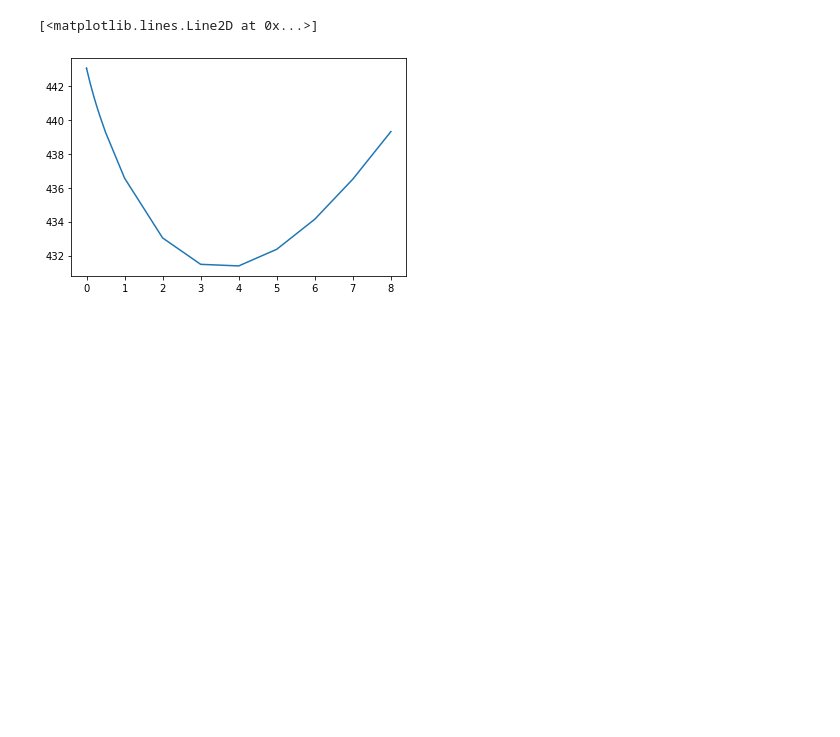
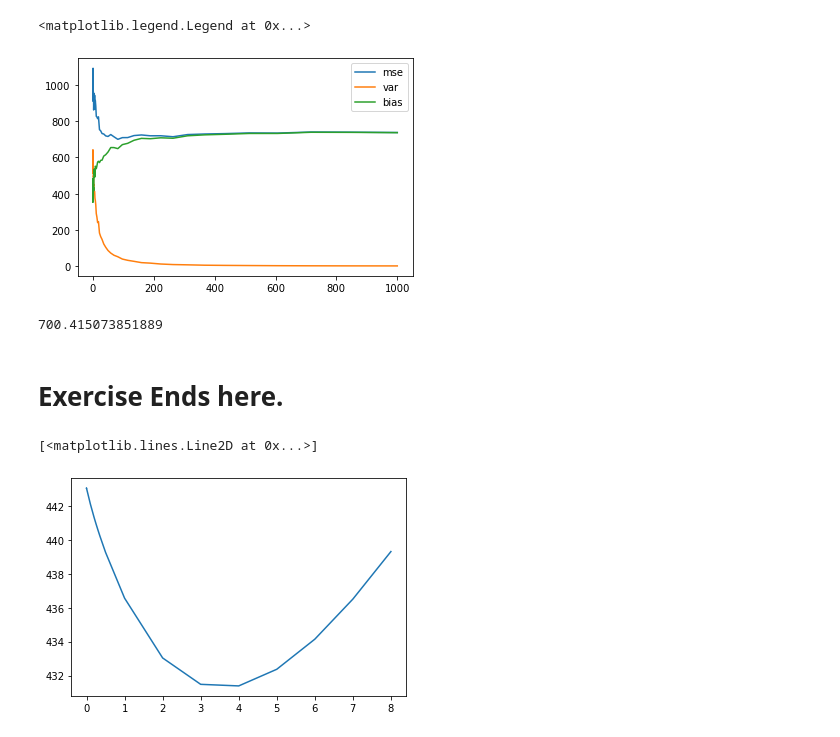
Before and after one commit to s6emschw/RM-project, a Jupyter notebook: Variance-Bias-Tradeoff.ipynb, the cells around one changed output. Drawn from its saved outputs; the diff is of its cells as text; code cells hidden in the pictures; blank space fills up the shorter version.

Commit message:
Iterated over a alphas.

```diff
--- a/Variance-Bias-Tradeoff.ipynb
+++ b/Variance-Bias-Tradeoff.ipynb
@@ -55,19 +76,35 @@ p = 35
 min_cor = 0  # we have not included multicollinearity in our analysis yet.
 max_cor = 0
 true_betas = np.repeat(5, p)
-iterations = 10000
+iterations = 1000
 
 y_true_train, y_noise_train, X_train, df_train = get_sim_data(p, n, min_cor, max_cor, true_betas) # get training data
+alphas = np.logspace(-2,3,70)
+store_mse = []
+store_variance = []
+store_bias_sq = []
+
+for a in alphas:
 
 
-store_predictions = []
-#store_y_observed = []
+    store_predictions = []
 
-for i in range(iterations):
+    for i in range(iterations):
 
-    y_true_test, y_noise_test, X_test, df_test = get_sim_data(p, n, min_cor, max_cor, true_betas) # get test data
+        y_true_test, y_noise_test, X_test, df_test = get_sim_data(p, n, min_cor, max_cor, true_betas) # get test data
 
-    ridge = Ridge(alpha=0.001).fit(X_train, y_noise_train)
-    ridge_predict = ridge.predict(X_test)
-    ridge_predict_select = ridge_predict[14]
-    store_predictions.append(ridge_predict_select)
+        ridge = Ridge(alpha=a).fit(X_train, y_noise_train)
+        ridge_predict = ridge.predict(X_test)
+        ridge_predict_select = ridge_predict[14]
+        store_predictions.append(ridge_predict_select)
+
+    mse = np.sum((np.asarray(store_predictions) - y_true_train[14])**2) / iterations
+    variance = np.mean((np.mean(store_predictions) - np.asarray(store_predictions))**2)
+    bias_squared = (np.mean(store_predictions) - y_true_train[14])**2
+
+    store_mse.append(mse)
+    store_variance.append(variance)
+    store_bias_sq.append(bias_squared)
+
+
+store_biase_sq
@@ -101,3 +190,19 @@ variance
+# %%
+ax = plt.subplot(1,1,1)
+
+mse = ax.plot(alphas, store_mse)
+var = ax.plot(alphas, store_variance)
+bias = ax.plot(alphas, store_bias_sq)
+ax.legend(['mse', 'var', 'bias'])
+# %% [output]
+<matplotlib.legend.Legend at 0x...>
+[figure, added]
+# %%
+min(store_mse)
+# %% [output]
+700.415073851889
+# %% [markdown]
+# Exercise Ends here.
 # %%
 """Computed MSE manually and using mean_squared_error function from scikit learn package. Also computed variance
 and bia squared. Outcomes for mse make sense in that the mse falls due to decreasing varianance and then rises
```
Also changed, not shown: parts of 9 cells of this notebook.
